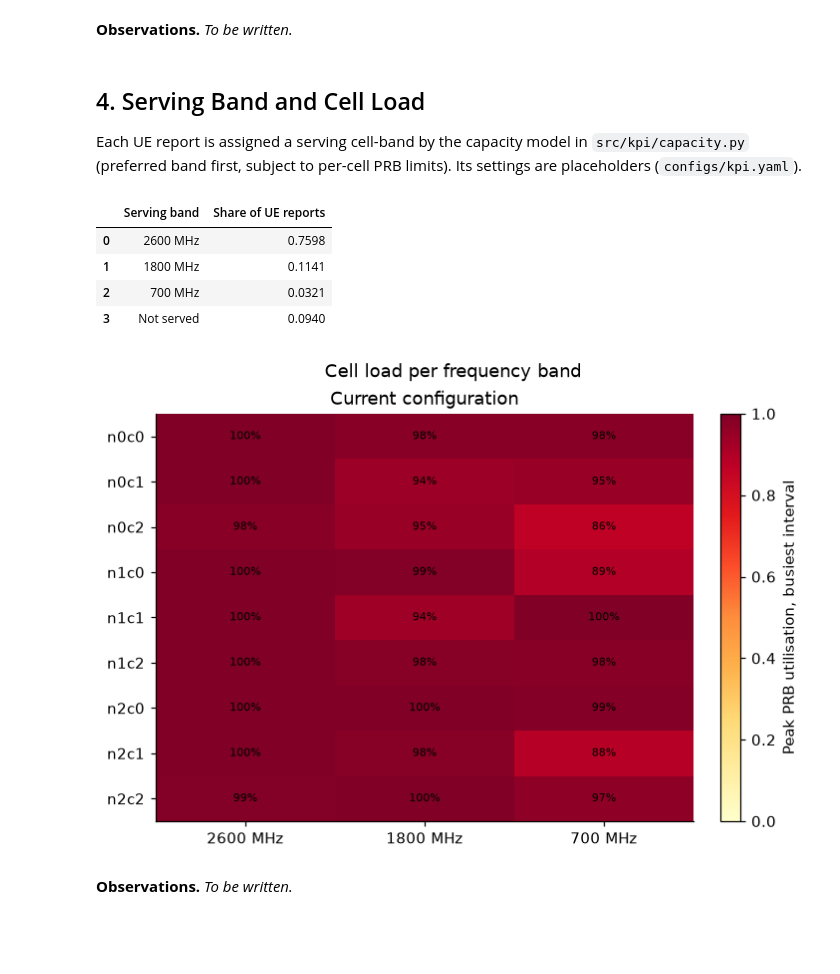
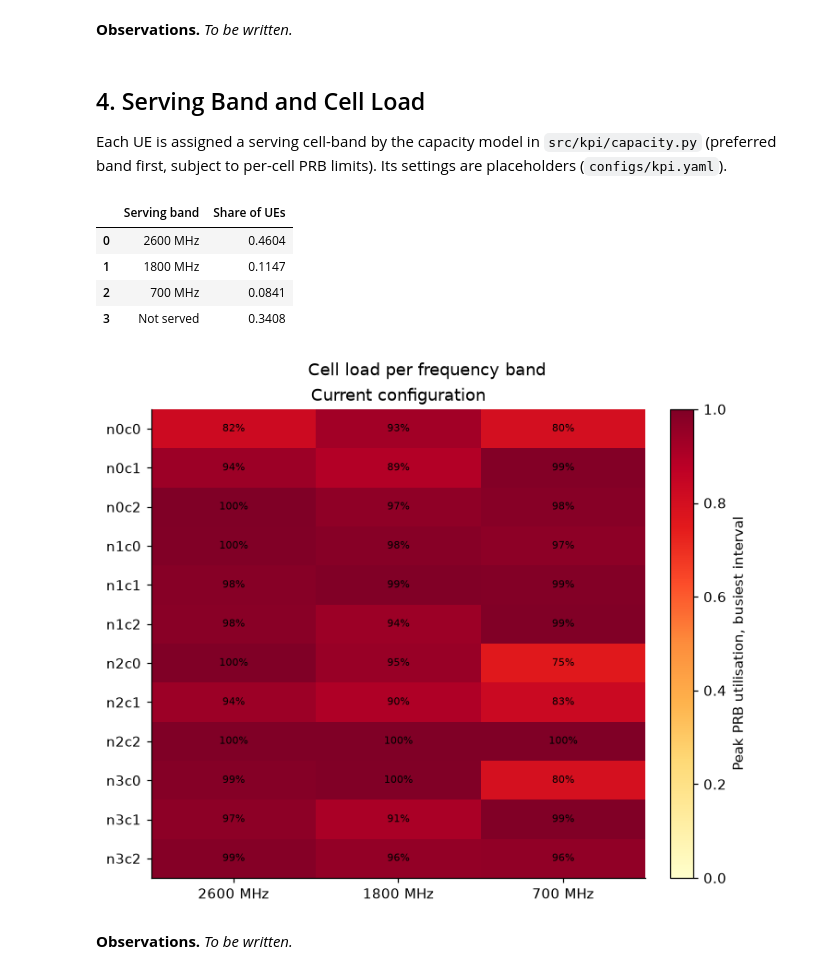
Before and after one commit to NguyenVu04/band-tilt, a Jupyter notebook: notebooks/01_eda.ipynb, the cells around one changed output. Saved outputs shown, nothing was run; the diff lists cells and outputs as text; code cells hidden in the pictures; blank space fills up the shorter version.

```diff
--- a/notebooks/01_eda.ipynb
+++ b/notebooks/01_eda.ipynb
@@ -68,7 +68,7 @@ pd.set_option("display.precision", 4)
 pd.set_option("display.max_columns", 40)
 # %%
 artifacts = load_artifacts(cfg)
-mdt, ue, manifest = artifacts.mdt, artifacts.ue, artifacts.manifest
+ue, manifest = artifacts.ue, artifacts.manifest
 radio_map = artifacts.radio
 rsrp = radio_map["rsrp_dbm"].astype(float)
 sinr = radio_map["sinr_db"].astype(float)
@@ -208,33 +206,30 @@ area_vs_demand
 # %% [markdown]
 ## 4. Serving Band and Cell Load
 
-Each UE report is assigned a serving cell-band by the capacity model in `src/kpi/capacity.py`
+Each UE is assigned a serving cell-band by the capacity model in `src/kpi/capacity.py`
 (preferred band first, subject to per-cell PRB limits). Its settings are placeholders (`configs/kpi.yaml`).
 # %%
-served = capacity.serve_intervals(rsrp, sinr, bands, mdt, cfg)
+served = capacity.serve_intervals(rsrp, sinr, bands, ue, cfg)
 service = compare.service_summary(served, bands)
 serving_mix = pd.DataFrame(
-    [
-        {"Serving band": label(band), "Share of UE reports": service[f"share_{band}"]}
-        for band in bands
-    ]
-    + [{"Serving band": "Not served", "Share of UE reports": service["not_served_share"]}]
+    [{"Serving band": label(band), "Share of UEs": service[f"share_{band}"]} for band in bands]
+    + [{"Serving band": "Not served", "Share of UEs": service["not_served_share"]}]
 )
 save_table(serving_mix, "serving_band_mix")
 display(serving_mix)
 
 max_prb = capacity.CapacitySpec.from_config(cfg, bands, len(tx_names)).max_prb
 load = compare.cell_band_load(served, bands, tx_names, max_prb)
 figure = plots.utilisation_heatmaps({"incumbent": load})
 save_fig(figure, "cell_band_utilisation")
 plt.show()
 # %% [output]
-|  | Serving band | Share of UE reports |
-| 0 | 2600 MHz | 0.7598 |
-| 1 | 1800 MHz | 0.1141 |
-| 2 | 700 MHz | 0.0321 |
-| 3 | Not served | 0.0940 |
+|  | Serving band | Share of UEs |
+| 0 | 2600 MHz | 0.4604 |
+| 1 | 1800 MHz | 0.1147 |
+| 2 | 700 MHz | 0.0841 |
+| 3 | Not served | 0.3408 |
-[figure, old version]
+[figure, new version]
 # %% [markdown]
 **Observations.** _To be written._
 # %% [markdown]
```
Also changed, not shown: parts of 5 cells of this notebook, 57 other files.
